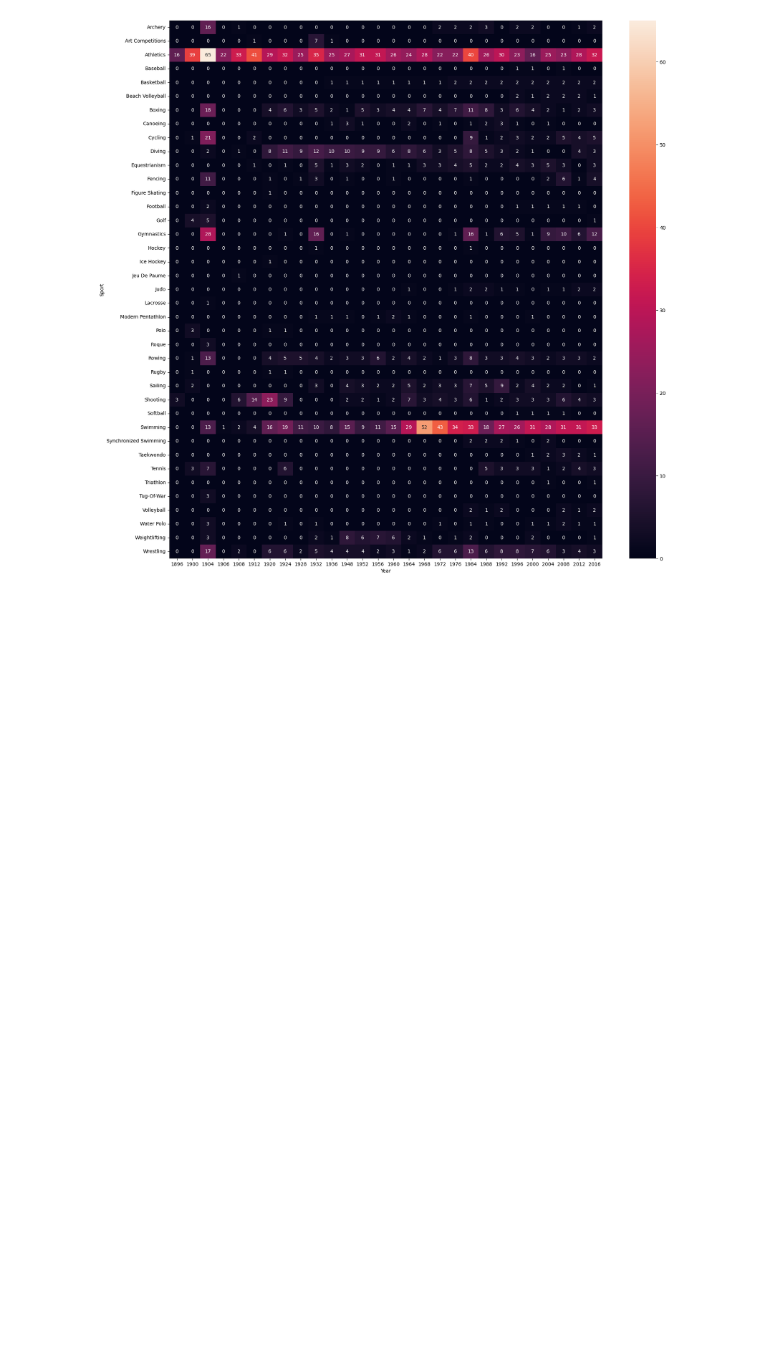
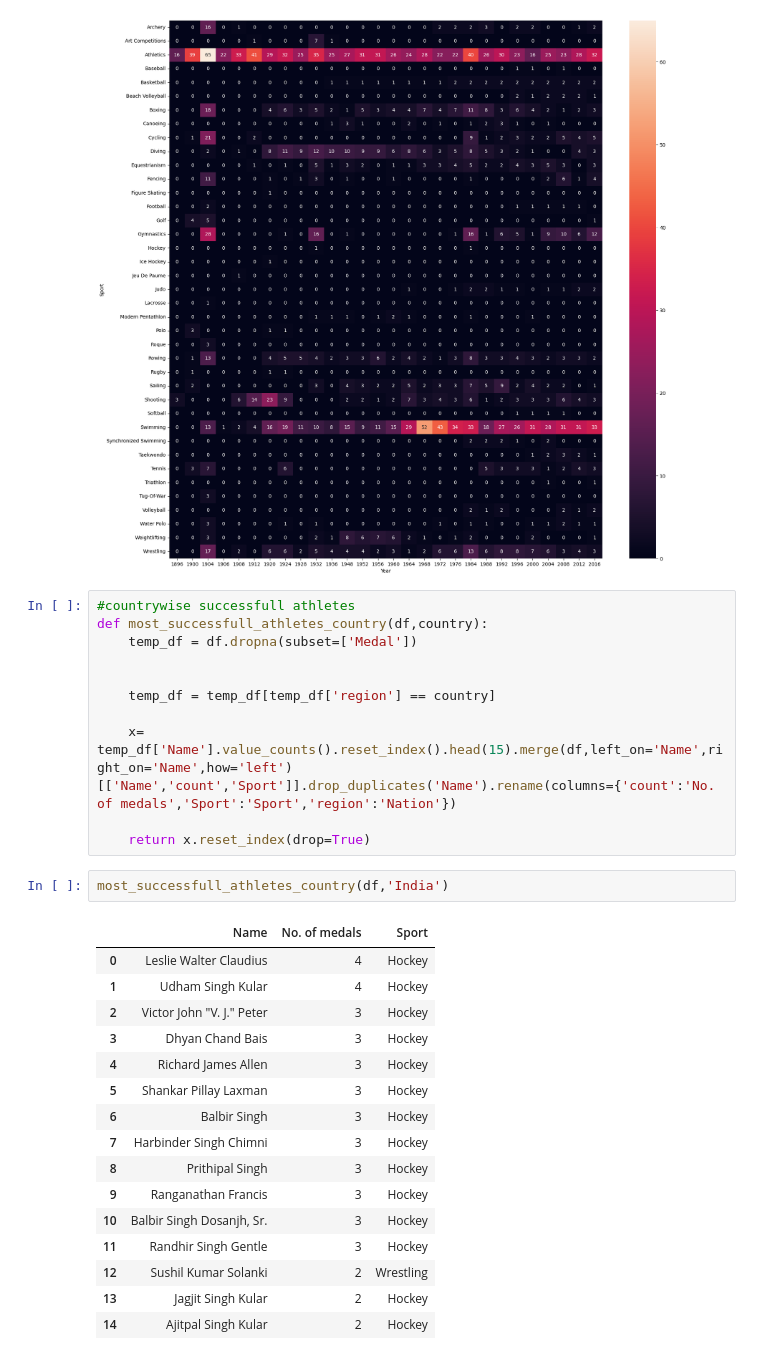
Before and after one commit to SwaroopDangal/olympics-data-analysis, a Jupyter notebook: olympic-analysis.ipynb, the cells around one changed output. Cells and saved outputs as stored; diff of their text form; blank space fills up the shorter version.

Commit message:
countrywise successfull athletes function

```diff
--- a/olympic-analysis.ipynb
+++ b/olympic-analysis.ipynb
@@ -403,3 +403,33 @@ sns.heatmap(new_df.pivot_table(index='Sport',columns='Year',values='Medal',aggfu
 # %% [output]
 <Axes: xlabel='Year', ylabel='Sport'>
 [figure]
+# %%
+#countrywise successfull athletes
+def most_successfull_athletes_country(df,country):
+    temp_df = df.dropna(subset=['Medal'])
+
+
+    temp_df = temp_df[temp_df['region'] == country]
+
+    x= temp_df['Name'].value_counts().reset_index().head(15).merge(df,left_on='Name',right_on='Name',how='left')[['Name','count','Sport']].drop_duplicates('Name').rename(columns={'count':'No. of medals','Sport':'Sport','region':'Nation'})
+
+    return x.reset_index(drop=True)
+# %%
+most_successfull_athletes_country(df,'India')
+# %% [output]
+|  | Name | No. of medals | Sport |
+| 0 | Leslie Walter Claudius | 4 | Hockey |
+| 1 | Udham Singh Kular | 4 | Hockey |
+| 2 | Victor John "V. J." Peter | 3 | Hockey |
+| 3 | Dhyan Chand Bais | 3 | Hockey |
+| 4 | Richard James Allen | 3 | Hockey |
+| 5 | Shankar Pillay Laxman | 3 | Hockey |
+| 6 | Balbir Singh | 3 | Hockey |
+| 7 | Harbinder Singh Chimni | 3 | Hockey |
+| 8 | Prithipal Singh | 3 | Hockey |
+| 9 | Ranganathan Francis | 3 | Hockey |
+| 10 | Balbir Singh Dosanjh, Sr. | 3 | Hockey |
+| 11 | Randhir Singh Gentle | 3 | Hockey |
+| 12 | Sushil Kumar Solanki | 2 | Wrestling |
+| 13 | Jagjit Singh Kular | 2 | Hockey |
+| 14 | Ajitpal Singh Kular | 2 | Hockey |
```
Also changed, not shown: 1 other file.
